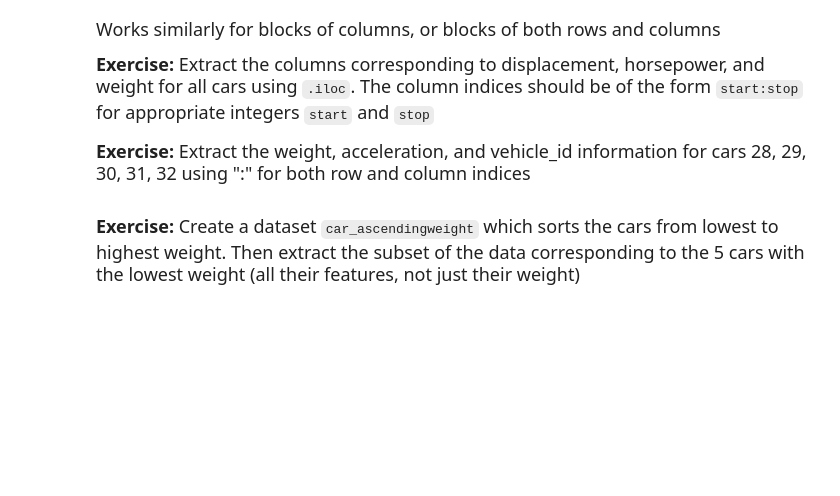
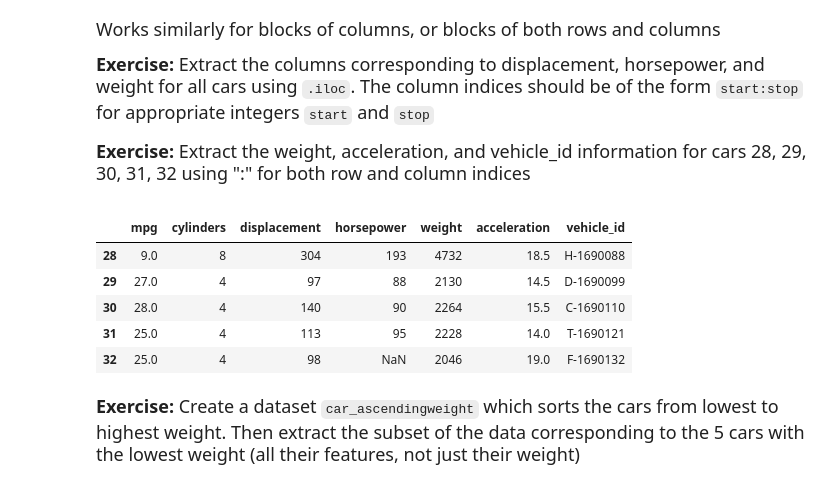
Before and after one commit to tavishikapoor07/datasci151spring2026, a Jupyter notebook: lecture_17/lecture_17.ipynb, the cells around one changed output. Saved outputs shown, nothing was run; the diff lists cells and outputs as text; code cells hidden in the pictures; blank space fills up the shorter version.

```diff
--- a/lecture_17/lecture_17.ipynb
+++ b/lecture_17/lecture_17.ipynb
@@ -37,7 +37,7 @@ import matplotlib.pyplot as plt
 # %%
 # Read in the car features dataset
 
-carfeatures = ...
+carfeatures = pd.read_csv("data_raw/subfolder1/annoying_subfolder/features.csv")
 # %% [markdown]
 <font size = "4">
 
@@ -331,6 +684,15 @@ Works similarly for blocks of columns, or blocks of both rows and columns
 **Exercise:** Extract the weight, acceleration, and vehicle_id information for cars 28, 29, 30, 31, 32 using ":" for both row and column indices
 # %%
 ## your answer here
+
+carfeatures.iloc[28:33,: ]
+# %% [output]
+|  | mpg | cylinders | displacement | horsepower | weight | acceleration | vehicle_id |
+| 28 | 9.0 | 8 | 304 | 193 | 4732 | 18.5 | H-1690088 |
+| 29 | 27.0 | 4 | 97 | 88 | 2130 | 14.5 | D-1690099 |
+| 30 | 28.0 | 4 | 140 | 90 | 2264 | 15.5 | C-1690110 |
+| 31 | 25.0 | 4 | 113 | 95 | 2228 | 14.0 | T-1690121 |
+| 32 | 25.0 | 4 | 98 | NaN | 2046 | 19.0 | F-1690132 |
 # %% [markdown]
 <font size = "4">
 
```
Also changed, not shown: parts of 48 cells of this notebook, 13 other files.
